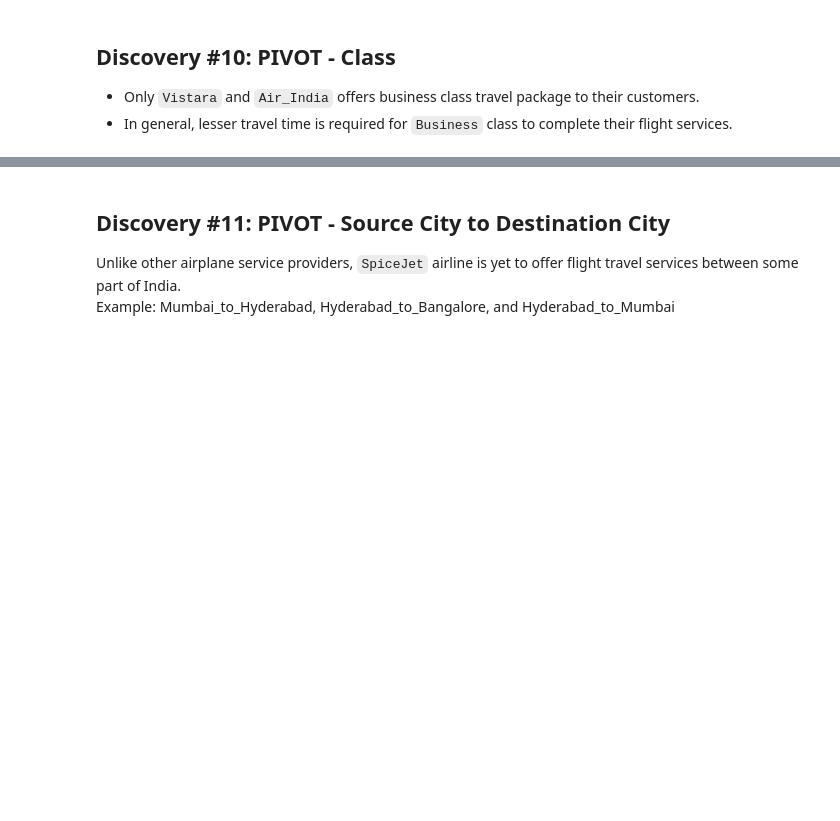
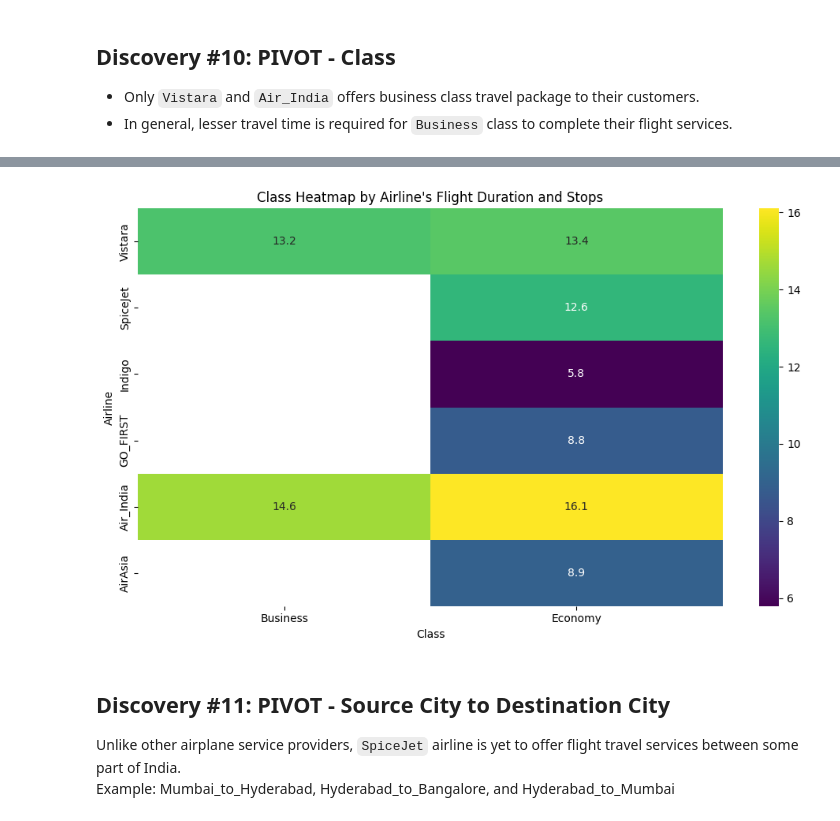
Before and after one commit to flynn-ky-t2/kaggle_f., a Jupyter notebook: flight-price-prediction-coding-practice.ipynb, the cells around one changed output, grey strips where cells are left out. Saved outputs shown, nothing was run; the diff lists cells and outputs as text; code cells hidden in the pictures; blank space fills up the shorter version.

```diff
--- a/flight-price-prediction-coding-practice.ipynb
+++ b/flight-price-prediction-coding-practice.ipynb
@@ -400,3 +411,17 @@ GROUP BY airline;
+# %%
+# Set airline as index for heatmap
+df_indexed = df.set_index("airline")
+
+plt.figure(figsize=(10, 6))
+sns.heatmap(df_indexed, annot=True, cmap="viridis", fmt=".1f")
+
+plt.title("Class Heatmap by Airline's Flight Duration and Stops")
+plt.xlabel("Class")
+plt.ylabel("Airline")
+plt.tight_layout()
+plt.show()
+# %% [output]
+[figure, added]
 # %% [markdown]
 ## Discovery #11: PIVOT - Source City to Destination City
 Unlike other airplane service providers, `SpiceJet` airline is yet to offer flight travel services between some part of India. <br>
```
Also changed, not shown: parts of 43 cells of this notebook.
